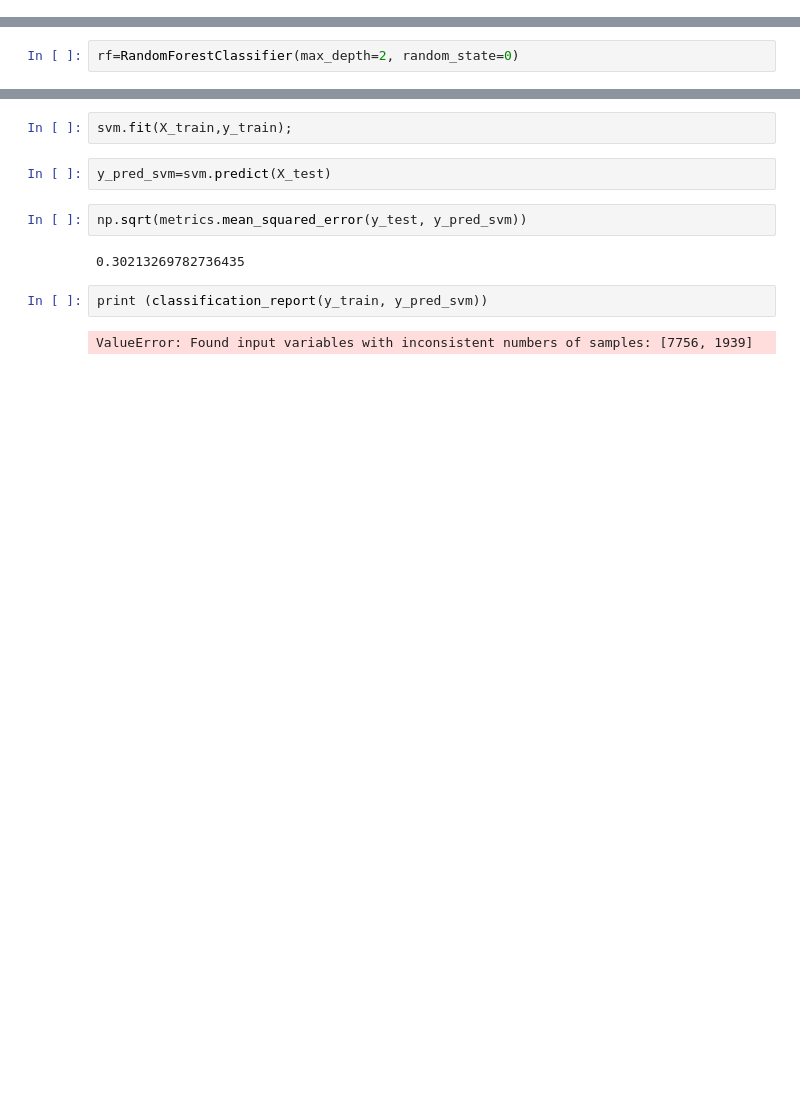
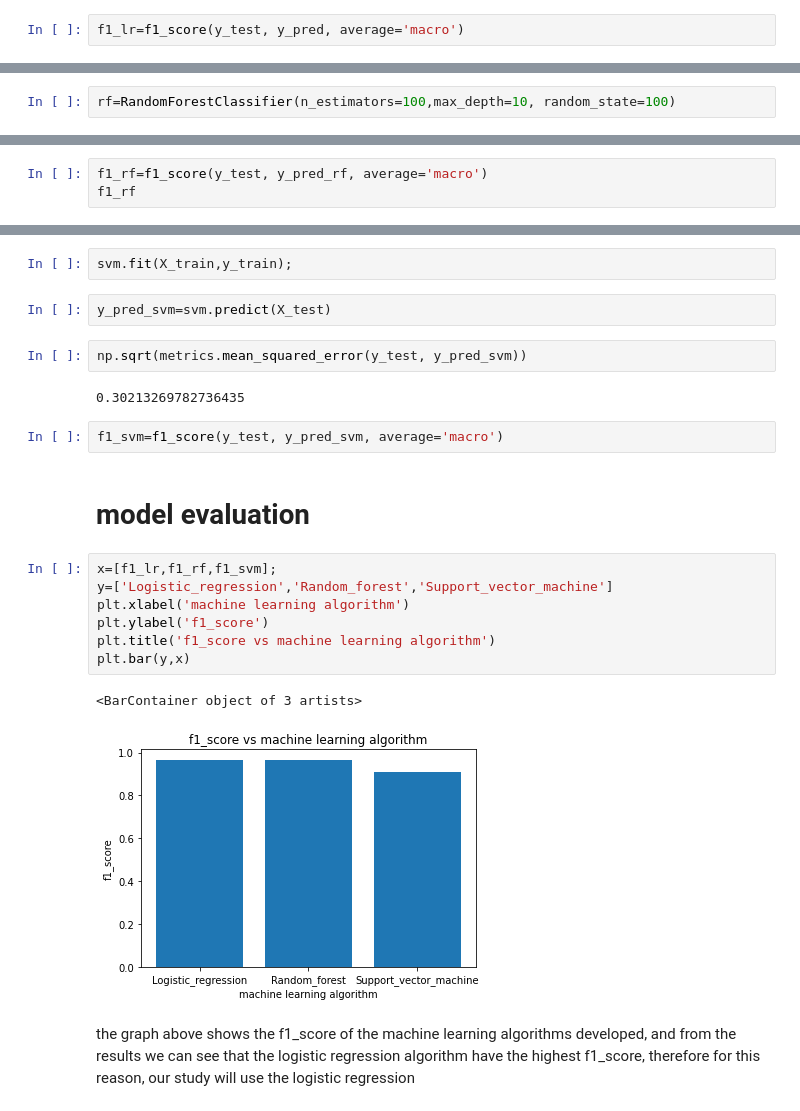
Before and after one commit to mahhembe/Research-project, a Jupyter notebook: Research_model_building.ipynb, the cells around one changed output, grey strips where cells are left out. Cells and saved outputs as stored; diff of their text form; blank space fills up the shorter version.

```diff
--- a/Research_model_building.ipynb
+++ b/Research_model_building.ipynb
@@ -342,7 +341,9 @@ np.sqrt(metrics.mean_squared_error(y_test, y_pred))
+# %%
+f1_lr=f1_score(y_test, y_pred, average='macro')
 # %% [markdown]
 ### Random forest classifier
 # %%
-rf=RandomForestClassifier(max_depth=2, random_state=0)
+rf=RandomForestClassifier(n_estimators=100,max_depth=10, random_state=100)
 # %%
 rf.fit(X_train,y_train)
 # %% [output]
@@ -355,0 +357,3 @@ np.sqrt(metrics.mean_squared_error(y_test, y_pred_rf))
+# %%
+f1_rf=f1_score(y_test, y_pred_rf, average='macro')
+f1_rf
@@ -365,7 +373,19 @@ y_pred_svm=svm.predict(X_test)
 np.sqrt(metrics.mean_squared_error(y_test, y_pred_svm))
 # %% [output]
 0.30213269782736435
-# %%
-print (classification_report(y_train, y_pred_svm))
-# %% [output]
-ValueError: Found input variables with inconsistent numbers of samples: [7756, 1939]
+# %%
+f1_svm=f1_score(y_test, y_pred_svm, average='macro')
+# %% [markdown]
+# model evaluation
+# %%
+x=[f1_lr,f1_rf,f1_svm];
+y=['Logistic_regression','Random_forest','Support_vector_machine']
+plt.xlabel('machine learning algorithm')
+plt.ylabel('f1_score')
+plt.title('f1_score vs machine learning algorithm')
+plt.bar(y,x)
+# %% [output]
+<BarContainer object of 3 artists>
+[figure, added]
+# %% [markdown]
+the graph above shows the f1_score of the machine learning algorithms developed, and from the results we can see that the logistic regression algorithm have the highest f1_score, therefore for this reason, our study will use the logistic regression
```
Also changed, not shown: parts of 7 cells of this notebook.
